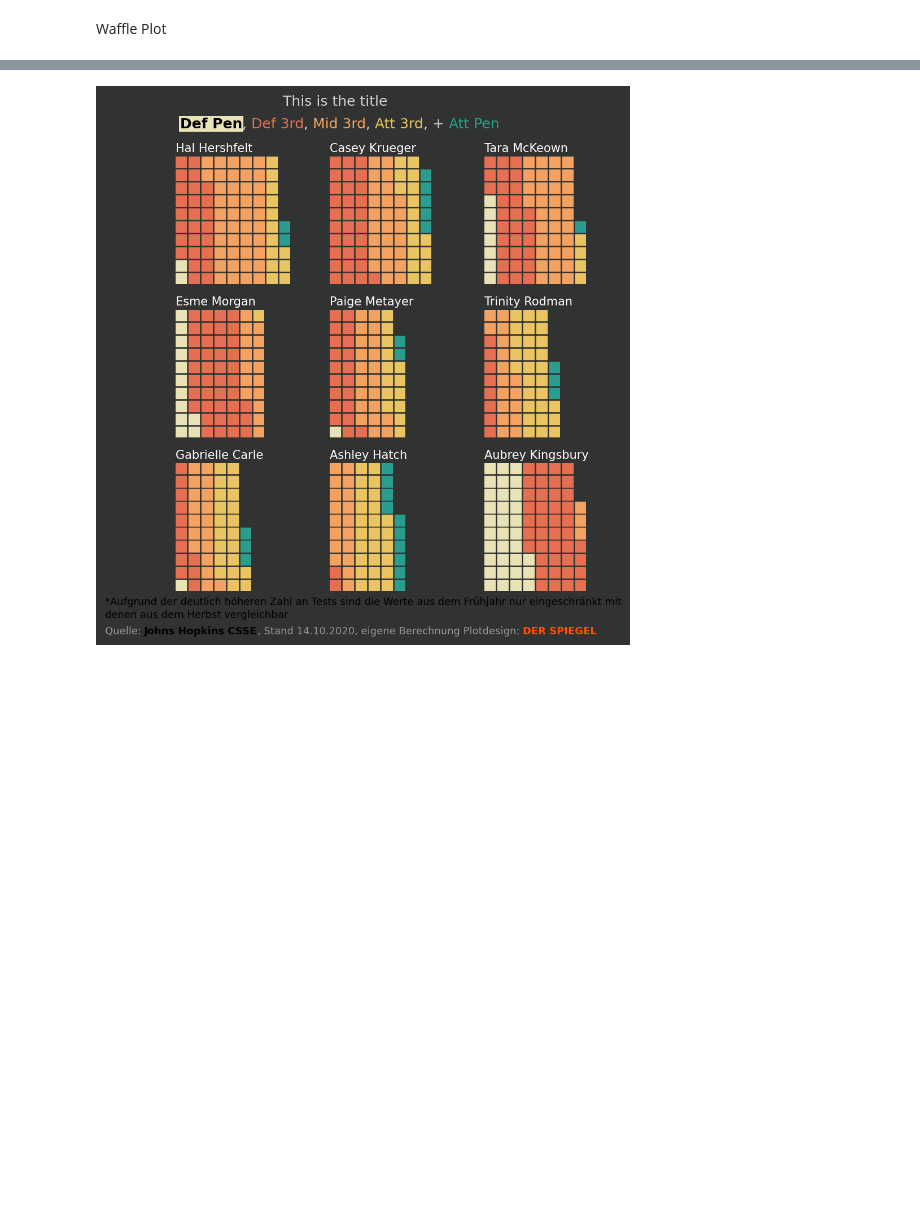
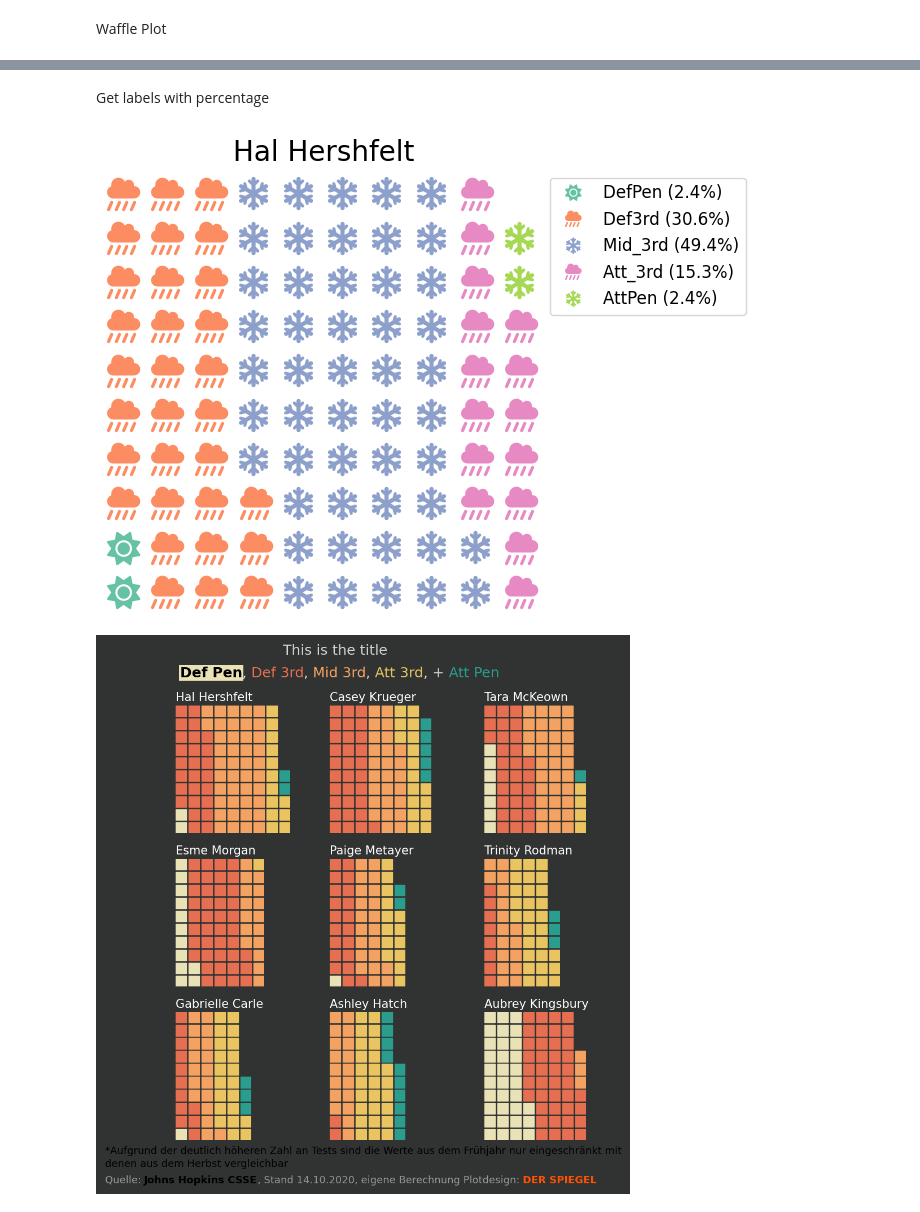
Before and after one commit to axelbol/football-analysis, a Jupyter notebook: possession_fbref.ipynb, the cells around one changed output, grey strips where cells are left out. Saved outputs shown, nothing was run; the diff lists cells and outputs as text; code cells hidden in the pictures; blank space fills up the shorter version.

```diff
--- a/possession_fbref.ipynb
+++ b/possession_fbref.ipynb
@@ -398,3 +400,42 @@ fig = plt.figure(
+# %% [markdown]
+Get labels with percentage
+# %%
+# Normalize values to percentages if they don't sum to 100
+values = (values / values.sum()) * 100
+
+# Create labels with both names and percentages
+labels = [f"{name} ({value:.1f}%)" for name, value in zip(df_possession_clean.index, values)]
+
+# Create a Waffle chart
+fig = plt.figure(
+    FigureClass=Waffle,
+    rows=10,  # Number of rows in the waffle grid
+    values=values,
+    labels=labels,  # Use the combined labels
+    figsize=(10, 5),
+    font_size=24,
+    icon_style='solid',
+    icon_legend=True,
+    icons=['sun', 'cloud-showers-heavy', 'snowflake', 'cloud-showers-heavy', 'snowflake'],
+    legend={
+        'loc': 'upper left',
+        'bbox_to_anchor': (1, 1),
+        'fontsize': 12
+    },
+    title={
+        'label': players_list[0],
+        'loc': 'center',
+        'fontdict': {
+            'fontsize': 20
+        }
+    }
+)
+
+# Save or display the figure
+# plt.savefig('/home/axel/Code/images/image.png', dpi=fig.dpi, bbox_inches='tight', pad_inches=0.35)
+plt.show()
+# %% [output]
+[figure, added]
 # %%
 from highlight_text import fig_text
 # %%
```
Also changed, not shown: parts of 8 cells of this notebook, 1 other file.
